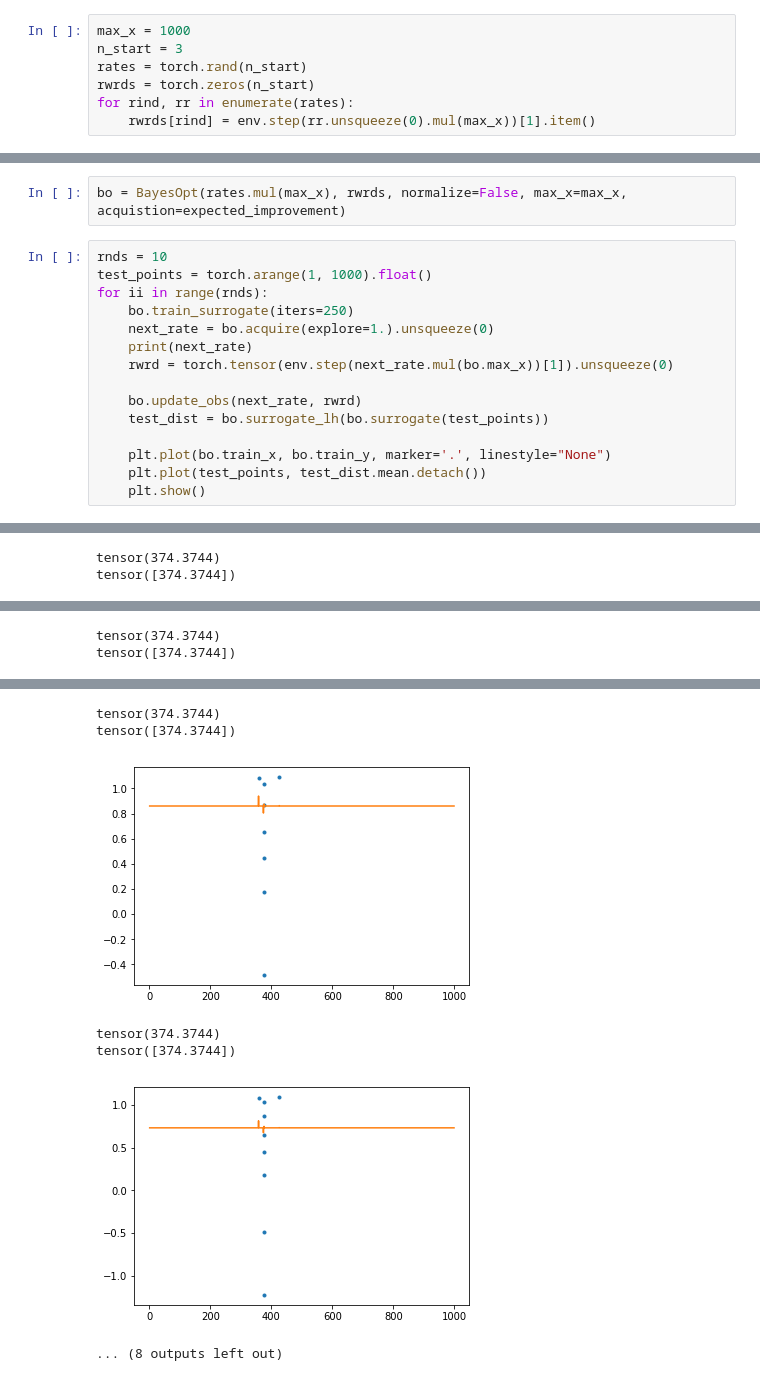
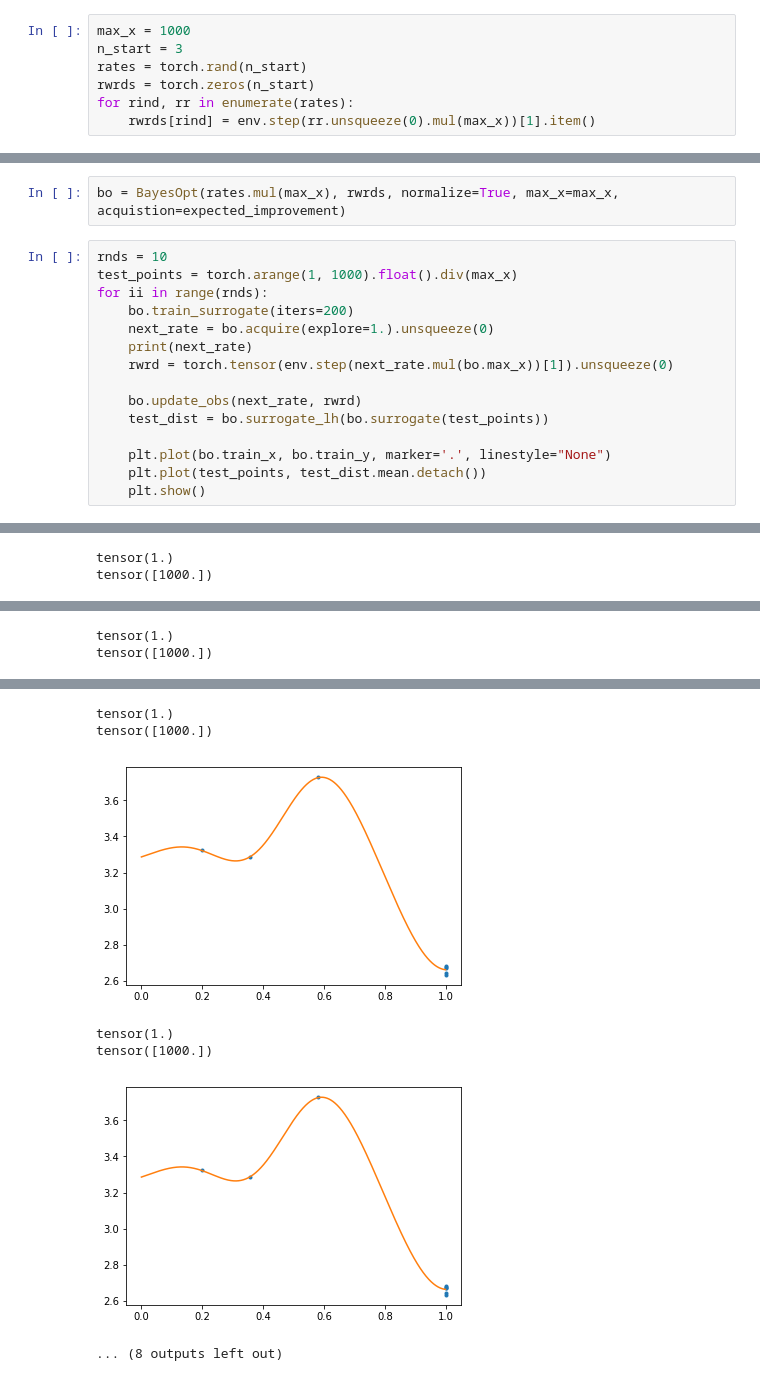
Before and after one commit to g-benton/PCC-RL, a Jupyter notebook: Notebooks/bayes_opt_interface.ipynb, the cells around one changed output, grey strips where cells are left out. Saved outputs shown, nothing was run; the diff lists cells and outputs as text.

```diff
--- a/Notebooks/bayes_opt_interface.ipynb
+++ b/Notebooks/bayes_opt_interface.ipynb
@@ -109,10 +109,10 @@ tensor([358.0000, 425.5154, 375.6793])
 # %%
-bo = BayesOpt(rates.mul(max_x), rwrds, normalize=False, max_x=max_x, acquistion=expected_improvement)
+bo = BayesOpt(rates.mul(max_x), rwrds, normalize=True, max_x=max_x, acquistion=expected_improvement)
 # %%
 rnds = 10
-test_points = torch.arange(1, 1000).float()
+test_points = torch.arange(1, 1000).float().div(max_x)
 for ii in range(rnds):
-    bo.train_surrogate(iters=250)
+    bo.train_surrogate(iters=200)
     next_rate = bo.acquire(explore=1.).unsqueeze(0)
     print(next_rate)
     rwrd = torch.tensor(env.step(next_rate.mul(bo.max_x))[1]).unsqueeze(0)
@@ -133,2 +133,2 @@ tensor([374.3744])
-tensor(374.3744)
-tensor([374.3744])
+tensor(1.)
+tensor([1000.])
@@ -136,2 +136,2 @@ tensor([374.3744])
-tensor(374.3744)
-tensor([374.3744])
+tensor(1.)
+tensor([1000.])
@@ -139,7 +139,7 @@ tensor([374.3744])
-tensor(374.3744)
-tensor([374.3744])
+tensor(1.)
+tensor([1000.])
-[figure, old version]
+[figure, new version]
-tensor(374.3744)
-tensor([374.3744])
+tensor(1.)
+tensor([1000.])
-[figure, old version]
+[figure, new version]
 ... (8 outputs left out)
```
Also changed, not shown: parts of 8 cells of this notebook, 1 other file.
